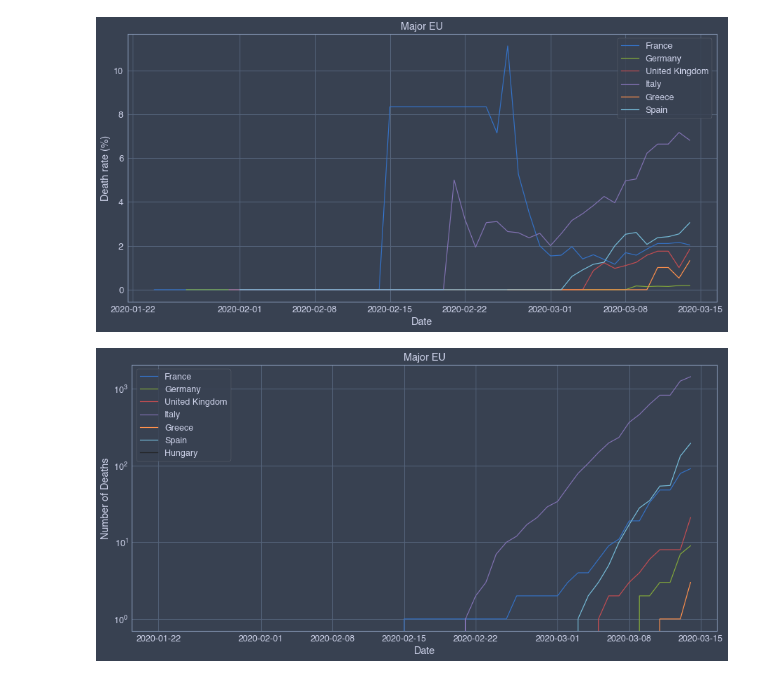
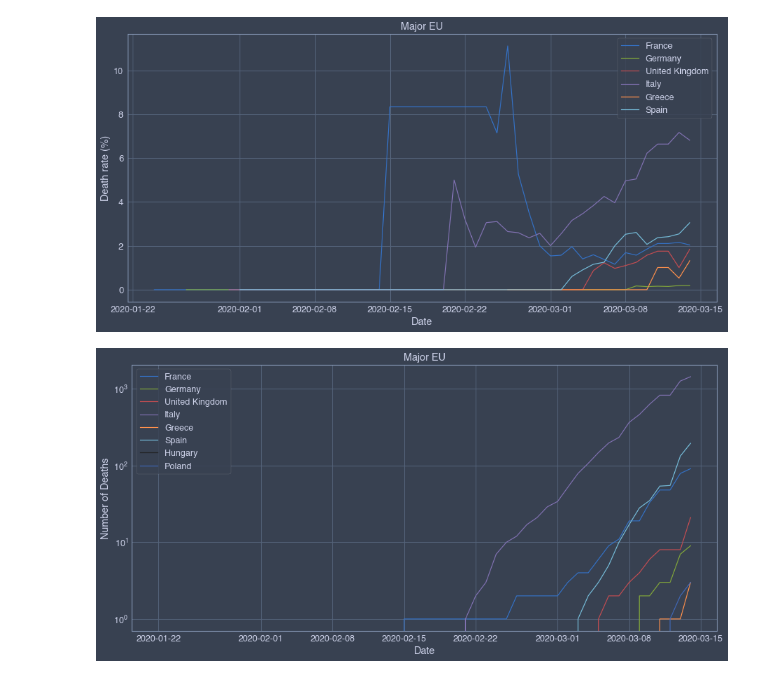
Before and after one commit to alex-rpd/nCoV2019, a Jupyter notebook: nCoV analysis.ipynb, the cells around one changed output. Cells and saved outputs as stored; diff of their text form; code cells hidden in the pictures.

```diff
--- a/nCoV analysis.ipynb
+++ b/nCoV analysis.ipynb
@@ -339,30 +341,32 @@ plt.show()
 # %%
 
 x = df3[df3['Province/State'] == 'France']['Date']
 y1 = df3[df3['Province/State'] == 'France']['Deaths']
 y2 = df3[df3['Province/State'] == 'Germany']['Deaths']
 y3 = df3[df3['Province/State'] == 'United Kingdom']['Deaths']
 y4 = df3[df3['Province/State'] == 'Italy']['Deaths']
 y5 = df3[df3['Province/State'] == 'Greece']['Deaths']
 y6 = df3[df3['Province/State'] == 'Spain']['Deaths']
 y7 = df3[df3['Province/State'] == 'Hungary']['Deaths']
+y8 = df3[df3['Province/State'] == 'Poland']['Deaths']
 
 
 
 
 plt.figure(figsize = (15, 7))
 plt.semilogy(x, y1, label = 'France')
 plt.semilogy(x, y2, label = 'Germany')
 plt.semilogy(x, y3, label = 'United Kingdom')
 plt.semilogy(x, y4, label = 'Italy')
 plt.semilogy(x, y5, label = 'Greece')
 plt.semilogy(x, y6, label = 'Spain')
 plt.semilogy(x, y7, label = 'Hungary')
+plt.semilogy(x, y8, label = 'Poland')
 
 plt.ylabel('Number of Deaths')
 plt.xlabel('Date')
 plt.title('Major EU')
 plt.legend()
 plt.show()
 # %% [output]
-[figure, old version]
+[figure, new version]
```
Also changed, not shown: parts of 6 cells of this notebook.
